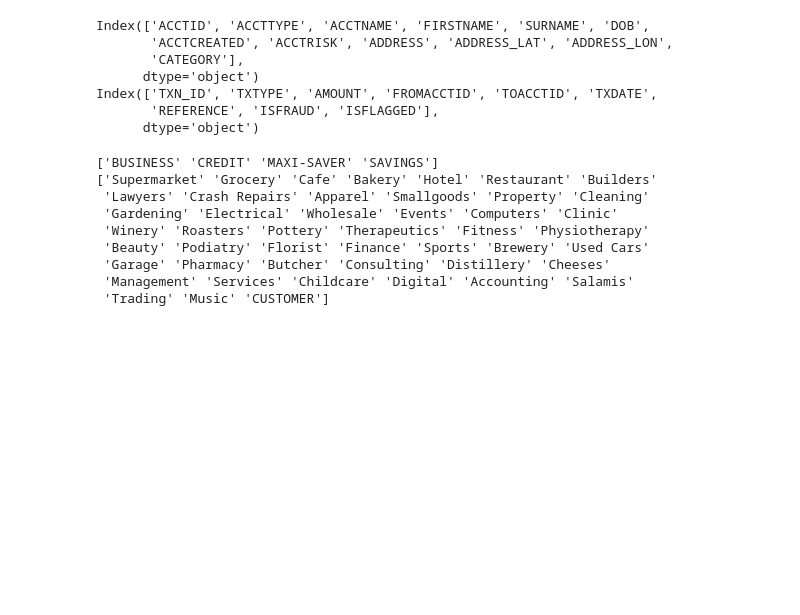
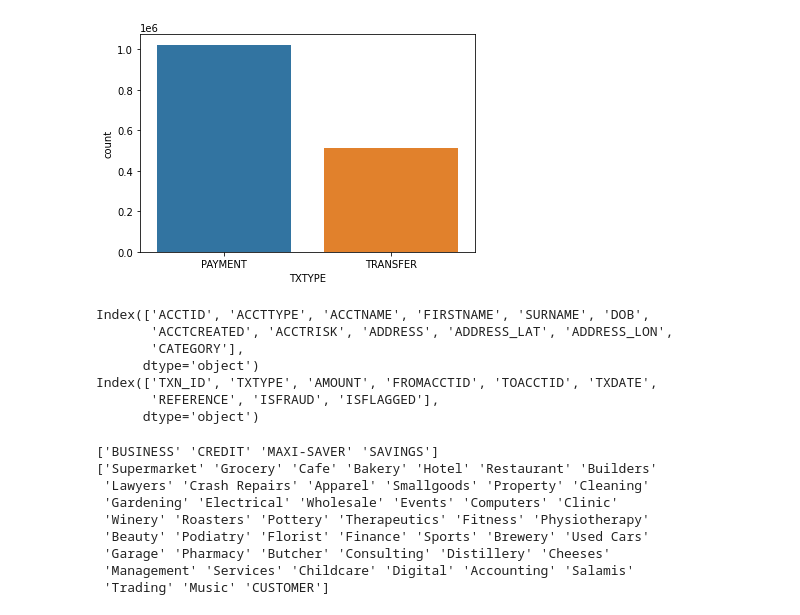
Before and after one commit to Amr-devman/DigitalDefence-Hackathon, a Jupyter notebook: dataset_engineering.ipynb, the cells around one changed output. Cells and saved outputs as stored; diff of their text form; code cells hidden in the pictures; blank space fills up the shorter version.

```diff
--- a/dataset_engineering.ipynb
+++ b/dataset_engineering.ipynb
@@ -19,3 +25,9 @@ ftxn2_df.head()
+# %%
+txn_type_plot = sns.countplot('TXTYPE', data=ftxn2_df)
+txn_type_fig = txn_type_plot.get_figure()
+txn_type_fig.savefig("./plots/txn_type_density.png")
+# %% [output]
+[figure, added]
 # %%
 print(faccount_df.columns)
 print(ftxn2_df.columns)
```
Also changed, not shown: parts of 4 cells of this notebook, 3 other files.
